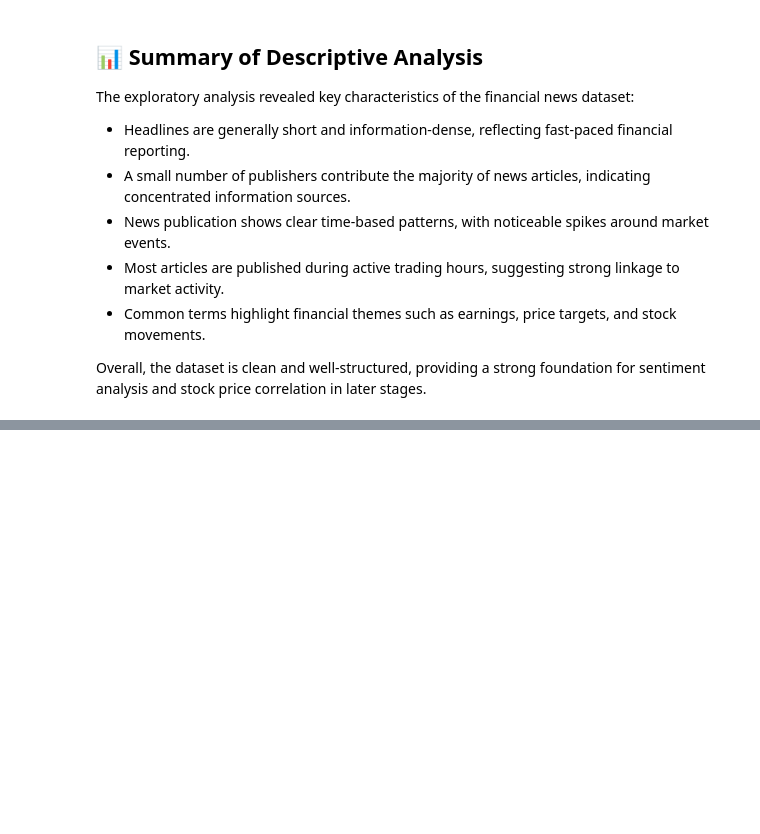
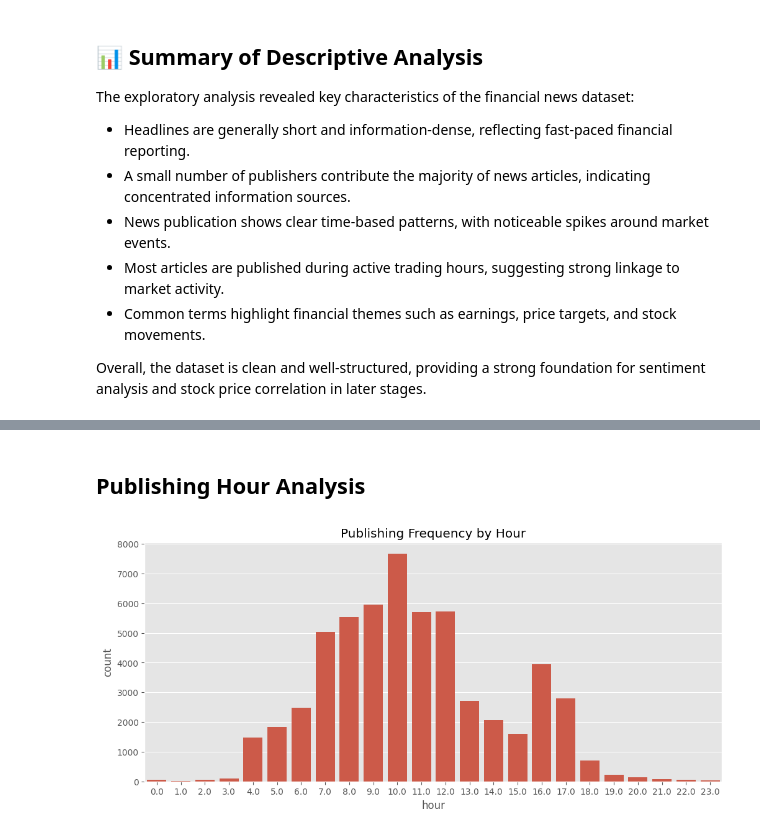
Before and after one commit to Redeat-Birhane/news-sentiment-analysis, a Jupyter notebook: notebooks/task1_eda.ipynb, the cells around one changed output, grey strips where cells are left out. Saved outputs shown, nothing was run; the diff lists cells and outputs as text; code cells hidden in the pictures; blank space fills up the shorter version.

```diff
--- a/notebooks/task1_eda.ipynb
+++ b/notebooks/task1_eda.ipynb
@@ -107,0 +188,17 @@ Overall, the dataset is clean and well-structured, providing a strong foundation
+# %% [markdown]
+## Publishing Hour Analysis
+# %%
+df['hour'] = df['date'].dt.hour
+
+plt.figure(figsize=(12,5))
+
+sns.countplot(
+    x='hour',
+    data=df
+)
+
+plt.title("Publishing Frequency by Hour")
+
+plt.show()
+# %% [output]
+[figure, added]
```
Also changed, not shown: parts of 7 cells of this notebook.
